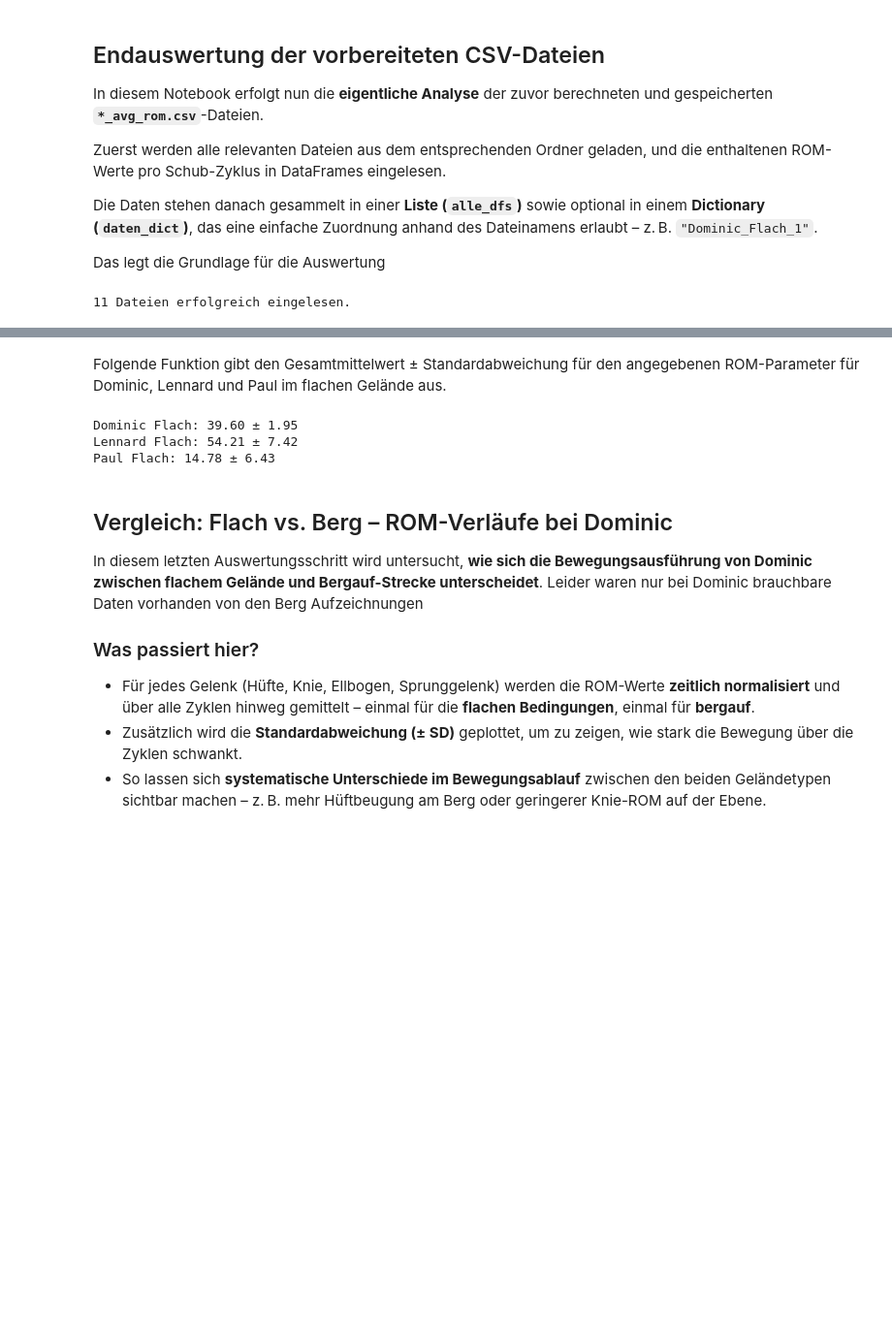
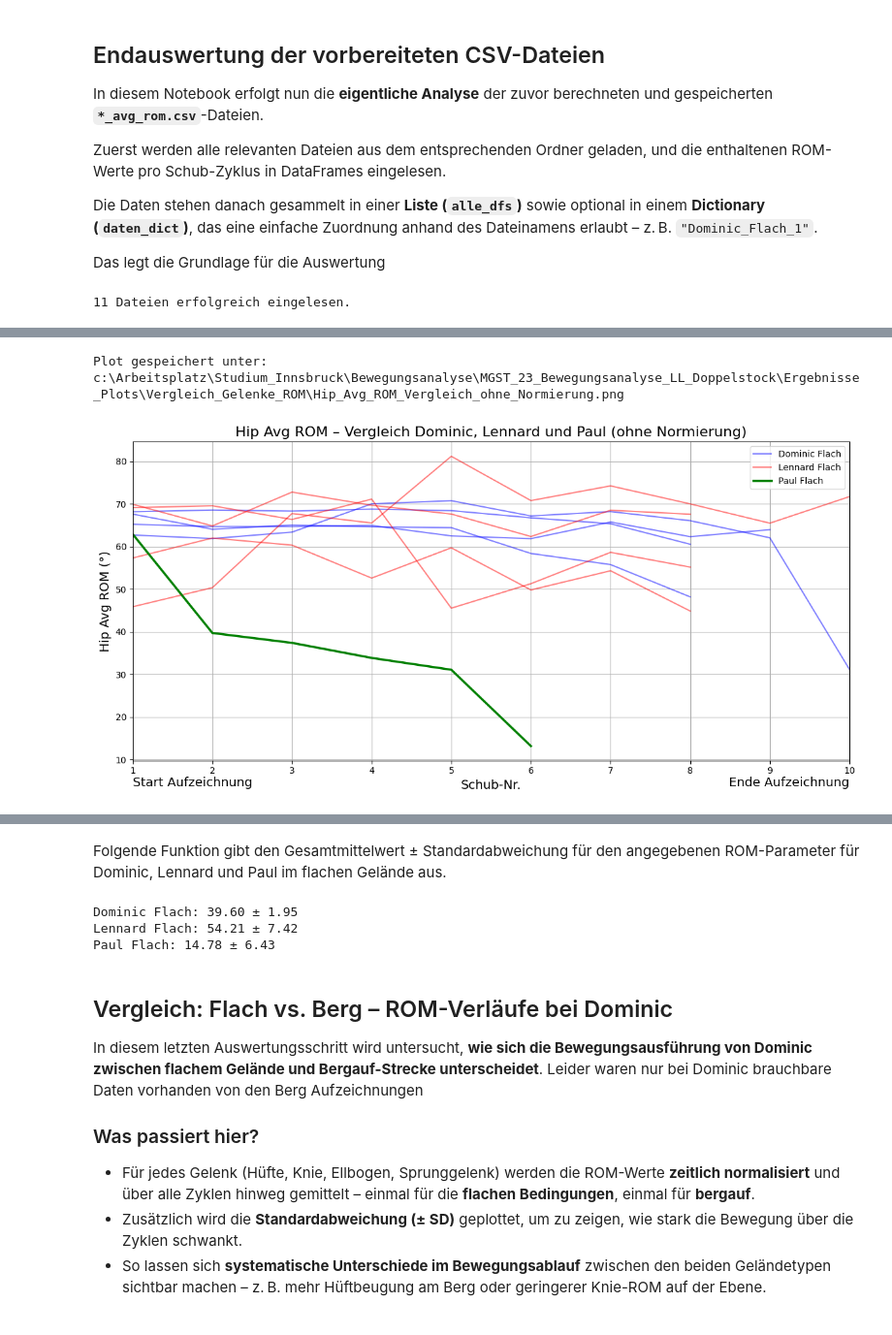
Before and after one commit to VogtD01/MGST_23_Bewegungsanalyse_LL_Doppelstock, a Jupyter notebook: Auswertung_2_Schritt.ipynb, the cells around one changed output, grey strips where cells are left out. Shown: that part at 97% size. Saved outputs shown, nothing was run; the diff lists cells and outputs as text; code cells hidden in the pictures; blank space fills up the shorter version.

```diff
--- a/Auswertung_2_Schritt.ipynb
+++ b/Auswertung_2_Schritt.ipynb
@@ -97 +68,70 @@ def plot_avg_rom_comparison_ohne_std(daten_dict, joint_col="Hip Avg ROM", person
+# %%
+def plot_avg_rom_comparison_ohne_normierung(joint_name, daten_dict, save_dir=None):
+    """
+    Plottet den ROM-Verlauf für Dominic, Lennard und Paul im flachen Gelände,
+    OHNE Normierung und Interpolation – d.h. die Kurven können unterschiedlich lang sein.
+    Die x-Achse ist die Schubnummer aus der CSV ("Schub-Nr."), nicht der DataFrame-Index.
+    Optional: Speichert den Plot als PNG, wenn save_dir angegeben ist.
+
+    Parameter:
+    - joint_name (str): z. B. "Hip Avg ROM", "Knee Avg ROM", ...
+    - daten_dict (dict): Dictionary mit {name: DataFrame} aller eingelesenen CSVs
+    - save_dir (str, optional): Ordnerpfad zum Speichern des Plots
+    """
+
+    dominic_dfs = [df for name, df in daten_dict.items() if name.startswith("Dominic_Flach")]
+    lennard_dfs = [df for name, df in daten_dict.items() if name.startswith("Lennard_Flach")]
+    paul_dfs = [df for name, df in daten_dict.items() if name.startswith("Paul_Flach")]
+
+    plt.figure(figsize=(12, 6))
+
+    # Dominic
+    for df in dominic_dfs:
+        if "Schub-Nr." in df.columns:
+            x = df["Schub-Nr."]
+        else:
+            x = df.index
+        plt.plot(x, df[joint_name], color="blue", alpha=0.5, label="Dominic Flach" if 'Dominic Flach' not in plt.gca().get_legend_handles_labels()[1] else "")
+    # Lennard
+    for df in lennard_dfs:
+        if "Schub-Nr." in df.columns:
+            x = df["Schub-Nr."]
+        else:
+            x = df.index
+        plt.plot(x, df[joint_name], color="red", alpha=0.5, label="Lennard Flach" if 'Lennard Flach' not in plt.gca().get_legend_handles_labels()[1] else "")
+    # Paul
+    for df in paul_dfs:
+        if "Schub-Nr." in df.columns:
+            x = df["Schub-Nr."]
+        else:
+            x = df.index
+        plt.plot(x, df[joint_name], color="green", linewidth=2.5, label="Paul Flach" if 'Paul Flach' not in plt.gca().get_legend_handles_labels()[1] else "")
+
+    gelenkname_kurz = joint_name.split()[0]
+    plt.xlabel("Schub-Nr.", fontsize=14)
+    plt.ylabel(f"{gelenkname_kurz} Avg ROM (°)", fontsize=14)
+    plt.title(f"{gelenkname_kurz} Avg ROM – Vergleich Dominic, Lennard und Paul (ohne Normierung)", fontsize=16)
+    plt.legend()
+    plt.grid(True)
+    plt.tight_layout()
+
+    # X-Achse von 0 bis 10 und Text "Start" und "Ende" UNTER der Achse
+    plt.xlim(1, 10)
+    y_min = plt.ylim()[0]
+    plt.text(1, y_min - 0.05 * (plt.ylim()[1] - y_min), "Start Aufzeichnung", ha="left", va="top", fontsize=14)
+    plt.text(10, y_min - 0.05 * (plt.ylim()[1] - y_min), "Ende Aufzeichnung", ha="right", va="top", fontsize=14)
+
+    if save_dir is not None:
+        os.makedirs(save_dir, exist_ok=True)
+        filename = f"{gelenkname_kurz}_Avg_ROM_Vergleich_ohne_Normierung.png".replace(" ", "_")
+        save_path = os.path.join(save_dir, filename)
+        plt.savefig(save_path, bbox_inches='tight')
+        print(f"Plot gespeichert unter: {save_path}")
+
+    plt.show()
+# Beispiel-Aufruf:
+plot_avg_rom_comparison_ohne_normierung("Hip Avg ROM", daten_dict, save_dir=r"c:\Arbeitsplatz\Studium_Innsbruck\Bewegungsanalyse\MGST_23_Bewegungsanalyse_LL_Doppelstock\Ergebnisse_Plots\Vergleich_Gelenke_ROM")
+# %% [output]
+Plot gespeichert unter: c:\Arbeitsplatz\Studium_Innsbruck\Bewegungsanalyse\MGST_23_Bewegungsanalyse_LL_Doppelstock\Ergebnisse_Plots\Vergleich_Gelenke_ROM\Hip_Avg_ROM_Vergleich_ohne_Normierung.png
+[figure, added]
 # %% [markdown]
```
Also changed, not shown: parts of 4 cells of this notebook, 5 other files.
